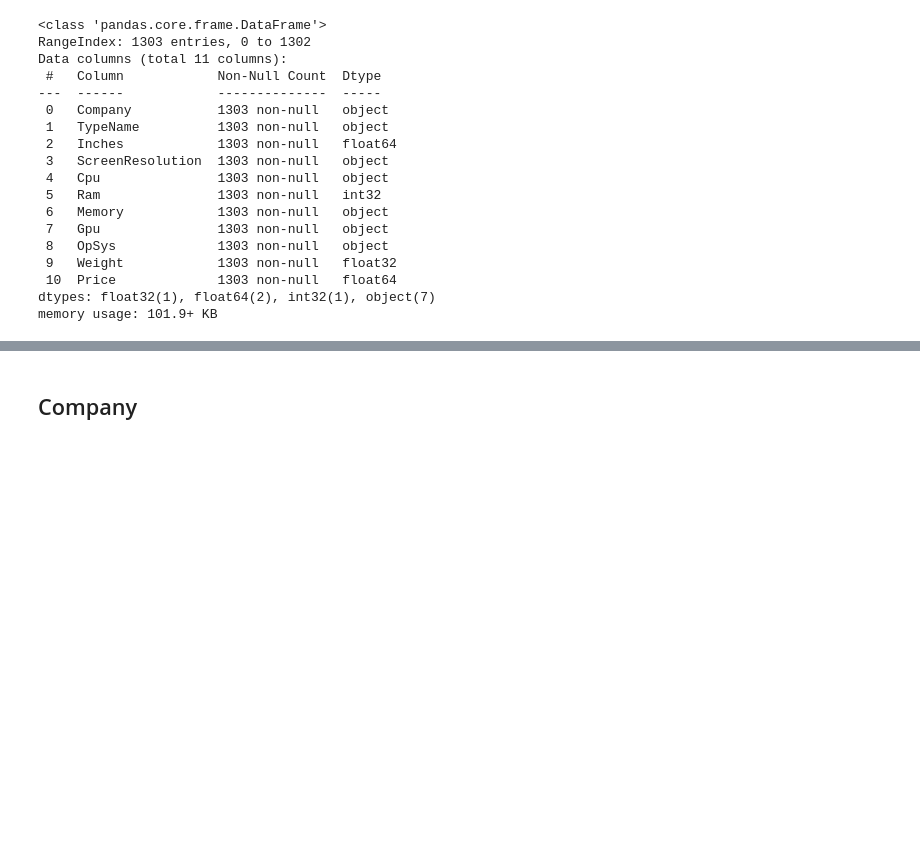
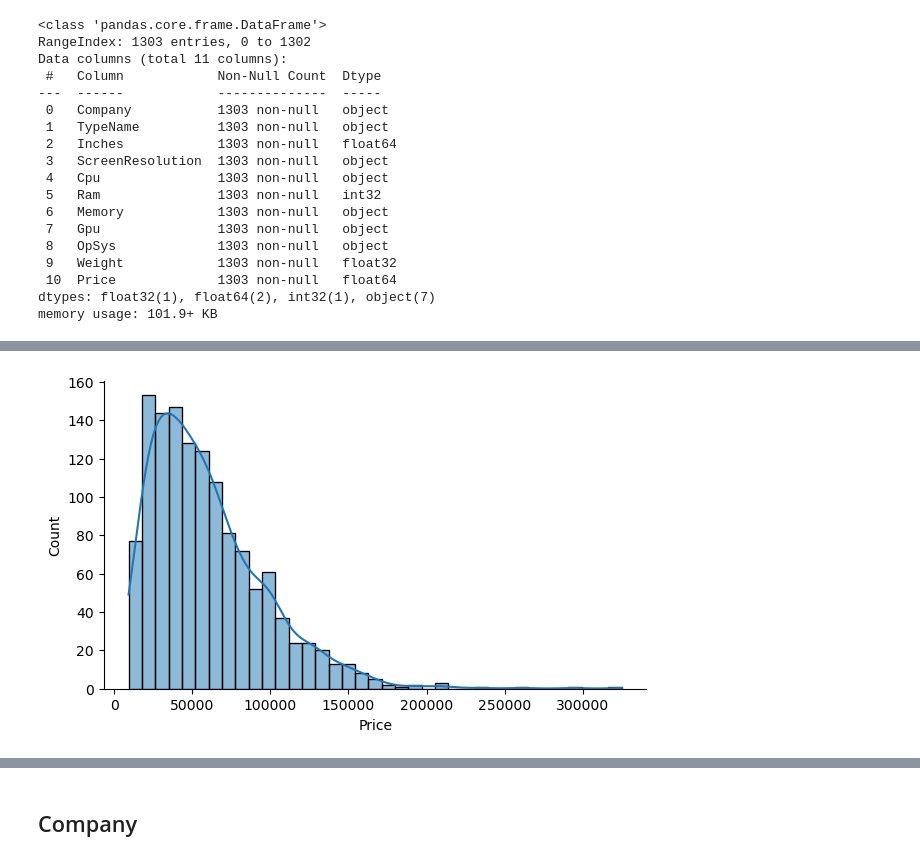
Before and after one commit to Sarang1995/laptop_price_prediction, a Jupyter notebook: Laptop_price_prediction.ipynb, the cells around one changed output, grey strips where cells are left out. Cells and saved outputs as stored; diff of their text form; code cells hidden in the pictures; blank space fills up the shorter version.

```diff
--- a/Laptop_price_prediction.ipynb
+++ b/Laptop_price_prediction.ipynb
@@ -168,0 +275,8 @@ laptops.head()
+# %%
+plt.rcParams["figure.figsize"] = (7, 4)
+
+sns.histplot(laptops['Price'], kde=True)
+
+sns.despine()
+# %% [output]
+[figure, added]
```
Also changed, not shown: parts of 134 cells of this notebook.
